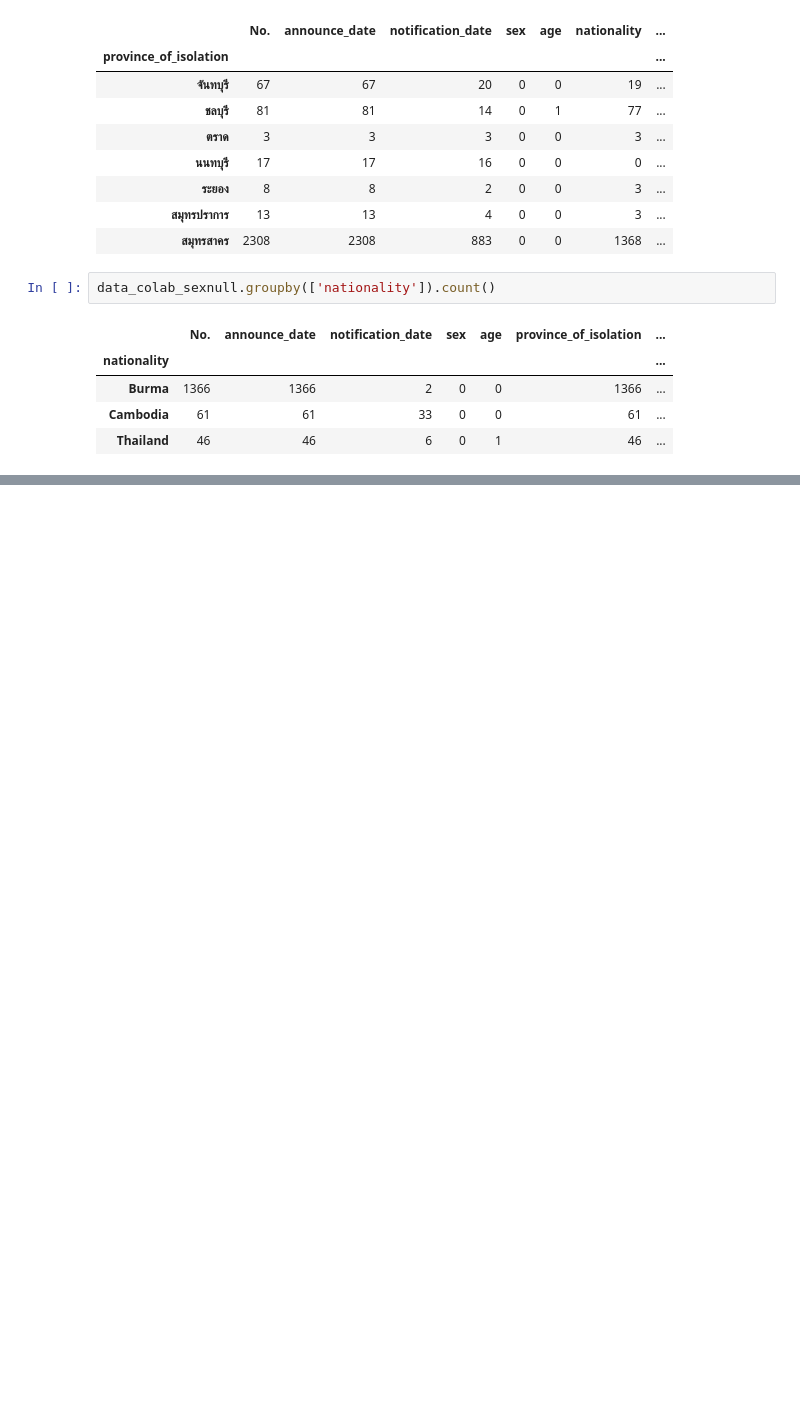
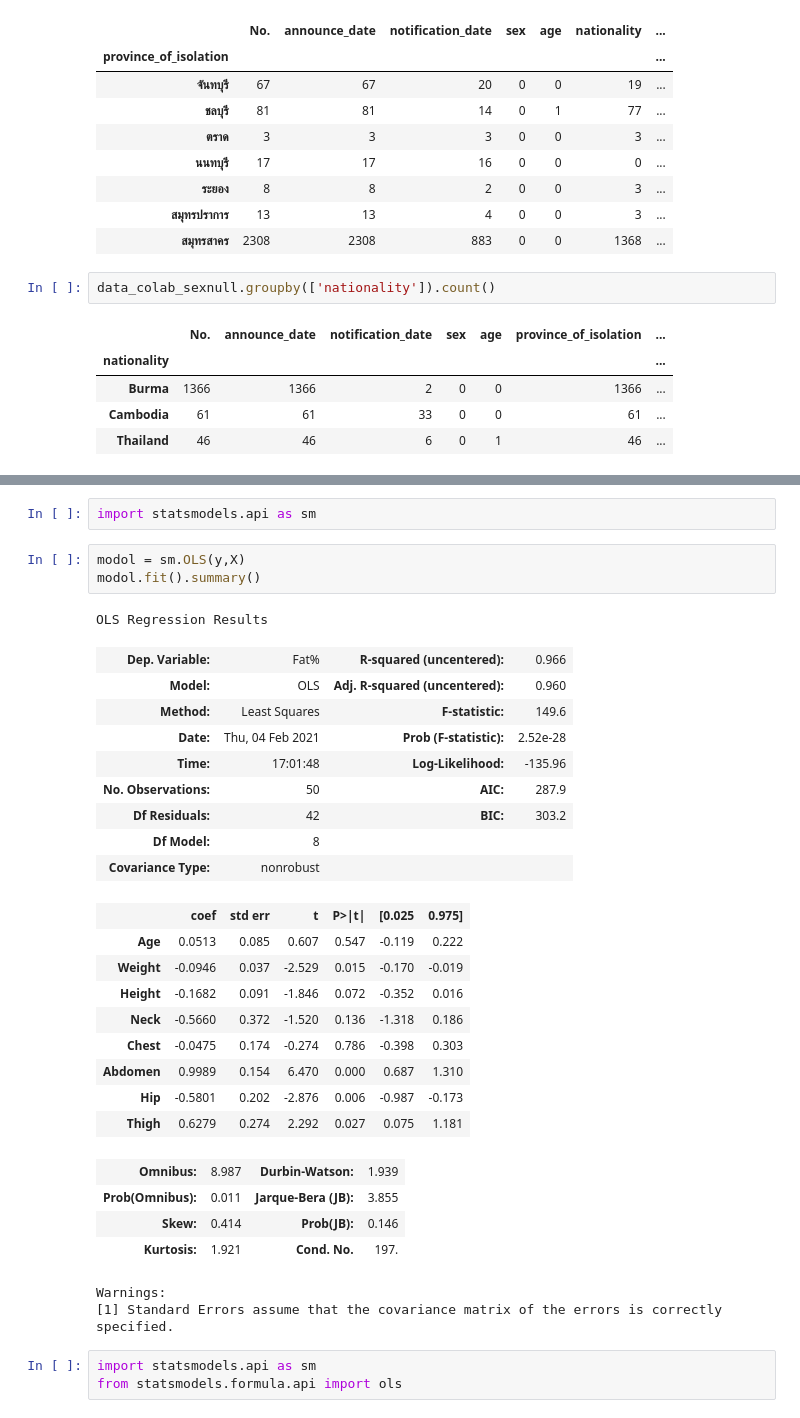
Before and after one commit to thanadolch/data_viz, a Jupyter notebook: pandas102.ipynb, the cells around one changed output, grey strips where cells are left out. Cells and saved outputs as stored; diff of their text form; blank space fills up the shorter version.

```diff
--- a/pandas102.ipynb
+++ b/pandas102.ipynb
@@ -262,0 +301,34 @@ data_colab_sexnull.groupby(['nationality']).count()
+# %%
+import statsmodels.api as sm
+# %%
+modol = sm.OLS(y,X)
+modol.fit().summary()
+# %% [output]
+OLS Regression Results
+| Dep. Variable: | Fat% | R-squared (uncentered): | 0.966 |
+| Model: | OLS | Adj. R-squared (uncentered): | 0.960 |
+| Method: | Least Squares | F-statistic: | 149.6 |
+| Date: | Thu, 04 Feb 2021 | Prob (F-statistic): | 2.52e-28 |
+| Time: | 17:01:48 | Log-Likelihood: | -135.96 |
+| No. Observations: | 50 | AIC: | 287.9 |
+| Df Residuals: | 42 | BIC: | 303.2 |
+| Df Model: | 8 |  |  |
+| Covariance Type: | nonrobust |  |  |
+|  | coef | std err | t | P>|t| | [0.025 | 0.975] |
+| Age | 0.0513 | 0.085 | 0.607 | 0.547 | -0.119 | 0.222 |
+| Weight | -0.0946 | 0.037 | -2.529 | 0.015 | -0.170 | -0.019 |
+| Height | -0.1682 | 0.091 | -1.846 | 0.072 | -0.352 | 0.016 |
+| Neck | -0.5660 | 0.372 | -1.520 | 0.136 | -1.318 | 0.186 |
+| Chest | -0.0475 | 0.174 | -0.274 | 0.786 | -0.398 | 0.303 |
+| Abdomen | 0.9989 | 0.154 | 6.470 | 0.000 | 0.687 | 1.310 |
+| Hip | -0.5801 | 0.202 | -2.876 | 0.006 | -0.987 | -0.173 |
+| Thigh | 0.6279 | 0.274 | 2.292 | 0.027 | 0.075 | 1.181 |
+| Omnibus: | 8.987 | Durbin-Watson: | 1.939 |
+| Prob(Omnibus): | 0.011 | Jarque-Bera (JB): | 3.855 |
+| Skew: | 0.414 | Prob(JB): | 0.146 |
+| Kurtosis: | 1.921 | Cond. No. | 197. |
+Warnings:
+[1] Standard Errors assume that the covariance matrix of the errors is correctly specified.
+# %%
+import statsmodels.api as sm
+from statsmodels.formula.api import ols
```
Also changed, not shown: parts of 10 cells of this notebook.
